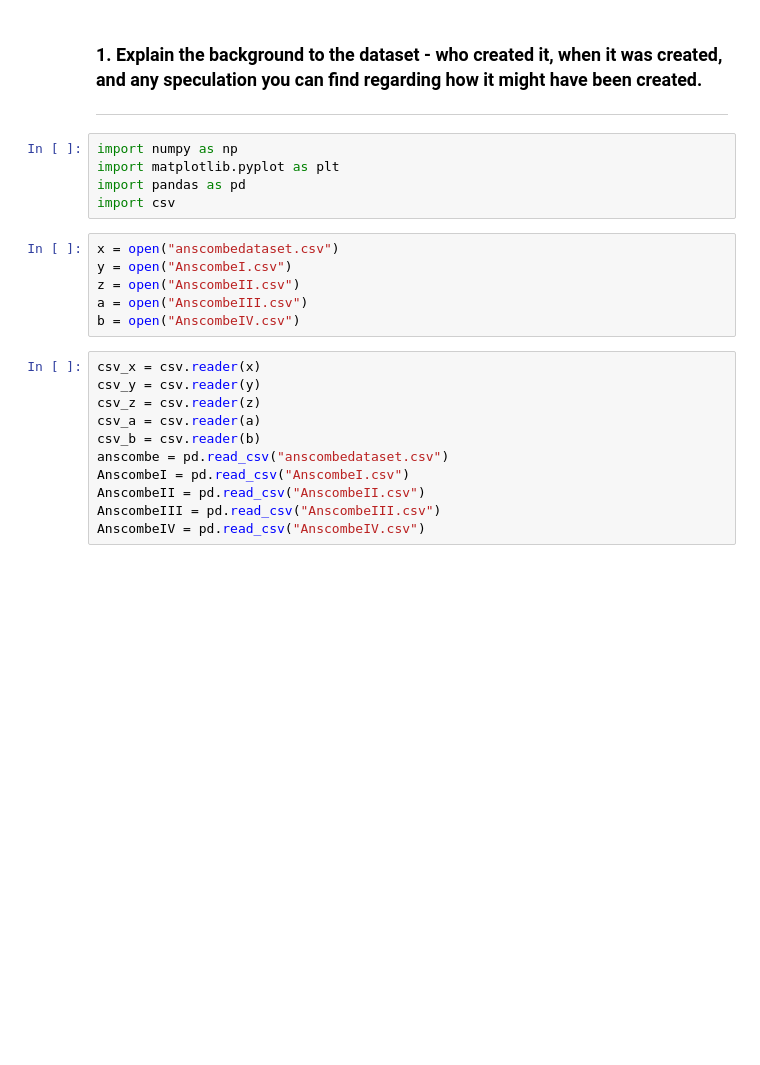
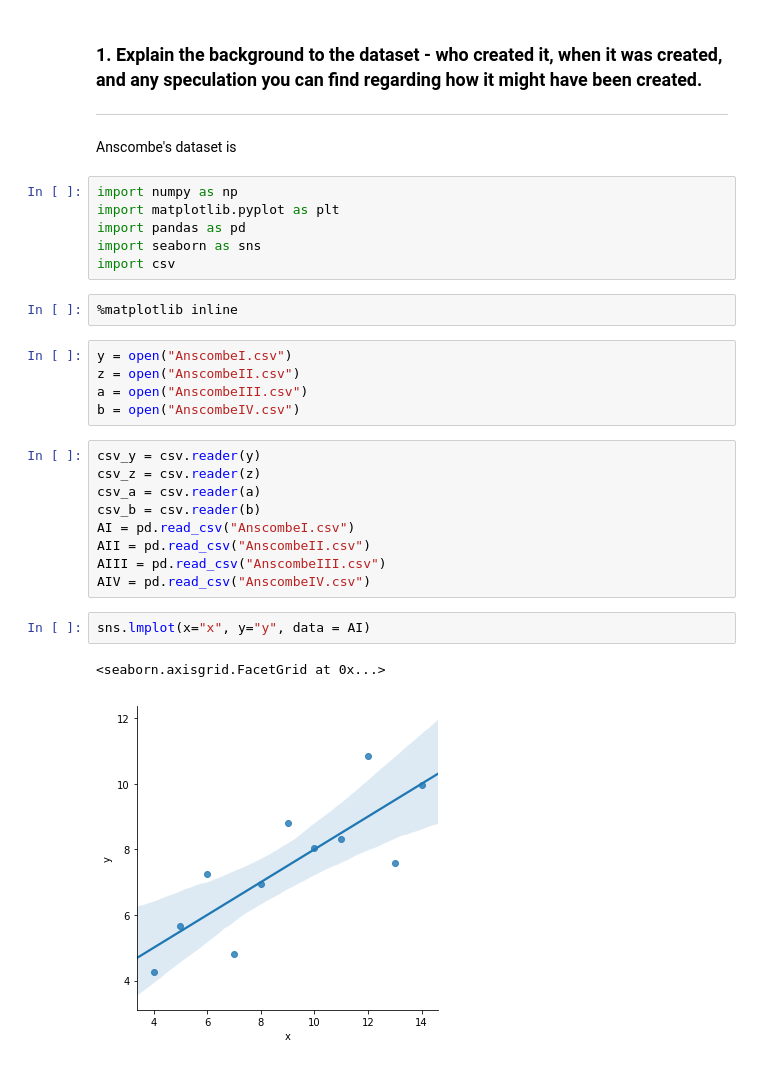
Before and after one commit to pjmeehan/FDA-Practical-Assignments, a Jupyter notebook: fda practical assignment 1.ipynb, the cells around one changed output. Drawn from its saved outputs; the diff is of its cells as text; blank space fills up the shorter version.

Commit message:
added describe and working on plots

```diff
--- a/fda practical assignment 1.ipynb
+++ b/fda practical assignment 1.ipynb
@@ -12,25 +12,32 @@
 # %% [markdown]
 ### 1.  Explain the background to the dataset - who created it, when it was created, and any speculation you can find regarding how it might have been created.
 ***
+# %% [markdown]
+Anscombe's dataset is
 # %%
 import numpy as np
 import matplotlib.pyplot as plt
 import pandas as pd
+import seaborn as sns
 import csv
+# %%
+%matplotlib inline
 # %%
-x = open("anscombedataset.csv")
 y = open("AnscombeI.csv")
 z = open("AnscombeII.csv")
 a = open("AnscombeIII.csv")
 b = open("AnscombeIV.csv")
 # %%
-csv_x = csv.reader(x)
 csv_y = csv.reader(y)
 csv_z = csv.reader(z)
 csv_a = csv.reader(a)
 csv_b = csv.reader(b)
-anscombe = pd.read_csv("anscombedataset.csv")
-AnscombeI = pd.read_csv("AnscombeI.csv")
-AnscombeII = pd.read_csv("AnscombeII.csv")
-AnscombeIII = pd.read_csv("AnscombeIII.csv")
-AnscombeIV = pd.read_csv("AnscombeIV.csv")
+AI = pd.read_csv("AnscombeI.csv")
+AII = pd.read_csv("AnscombeII.csv")
+AIII = pd.read_csv("AnscombeIII.csv")
+AIV = pd.read_csv("AnscombeIV.csv")
+# %%
+sns.lmplot(x="x", y="y", data = AI)
+# %% [output]
+<seaborn.axisgrid.FacetGrid at 0x...>
+[figure, added]
```
Also changed, not shown: parts of 5 cells of this notebook, 3 other files.
